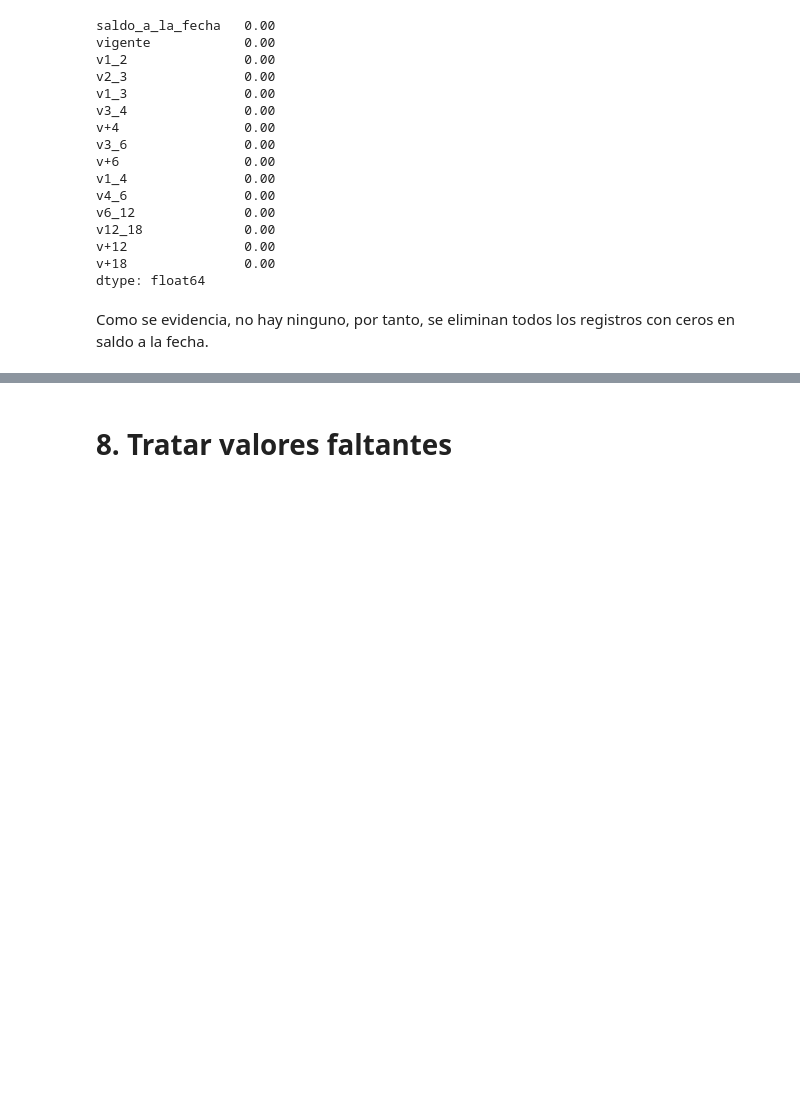
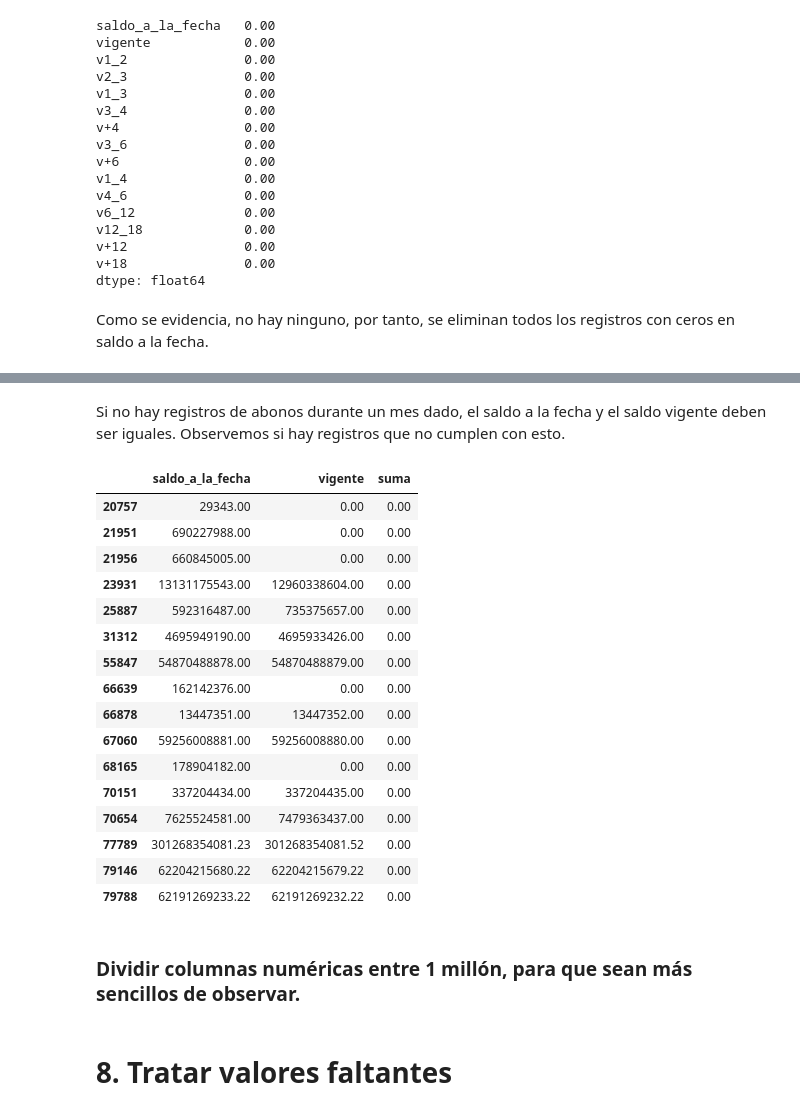
Before and after one commit to AlexanderBedoyaC/no_supervisado, a Jupyter notebook: 1. Limpieza y Transformación.ipynb, the cells around one changed output, grey strips where cells are left out. Drawn from its saved outputs; the diff is of its cells as text; code cells hidden in the pictures; blank space fills up the shorter version.

```diff
--- a/1. Limpieza y Transformación.ipynb
+++ b/1. Limpieza y Transformación.ipynb
@@ -319,0 +337,3 @@ df.drop(indices_ceros, axis=0, inplace=True)
+# %%
+df['suma'] = df.iloc[:,8:21].sum(axis=1)
+df[df['suma']==0][['saldo_a_la_fecha', 'vigente', 'suma']]
@@ -319,0 +354,22 @@ df.drop(indices_ceros, axis=0, inplace=True)
+# %% [markdown]
+Si no hay registros de abonos durante un mes dado, el saldo a la fecha y el saldo vigente deben ser iguales. Observemos si hay registros que no cumplen con esto.
+# %%
+df[(df['suma']==0) & (df['saldo_a_la_fecha']!=df['vigente'])][['saldo_a_la_fecha', 'vigente', 'suma']]
+# %% [output]
+|  | saldo_a_la_fecha | vigente | suma |
+| 20757 | 29343.00 | 0.00 | 0.00 |
+| 21951 | 690227988.00 | 0.00 | 0.00 |
+| 21956 | 660845005.00 | 0.00 | 0.00 |
+| 23931 | 13131175543.00 | 12960338604.00 | 0.00 |
+| 25887 | 592316487.00 | 735375657.00 | 0.00 |
+| 31312 | 4695949190.00 | 4695933426.00 | 0.00 |
+| 55847 | 54870488878.00 | 54870488879.00 | 0.00 |
+| 66639 | 162142376.00 | 0.00 | 0.00 |
+| 66878 | 13447351.00 | 13447352.00 | 0.00 |
+| 67060 | 59256008881.00 | 59256008880.00 | 0.00 |
+| 68165 | 178904182.00 | 0.00 | 0.00 |
+| 70151 | 337204434.00 | 337204435.00 | 0.00 |
+| 70654 | 7625524581.00 | 7479363437.00 | 0.00 |
+| 77789 | 301268354081.23 | 301268354081.52 | 0.00 |
+| 79146 | 62204215680.22 | 62204215679.22 | 0.00 |
+| 79788 | 62191269233.22 | 62191269232.22 | 0.00 |
@@ -319,0 +385,2 @@ df.drop(indices_ceros, axis=0, inplace=True)
+# %% [markdown]
+### Dividir columnas numéricas entre 1 millón, para que sean más sencillos de observar.
```
Also changed, not shown: parts of 10 cells of this notebook, 5 other files.
